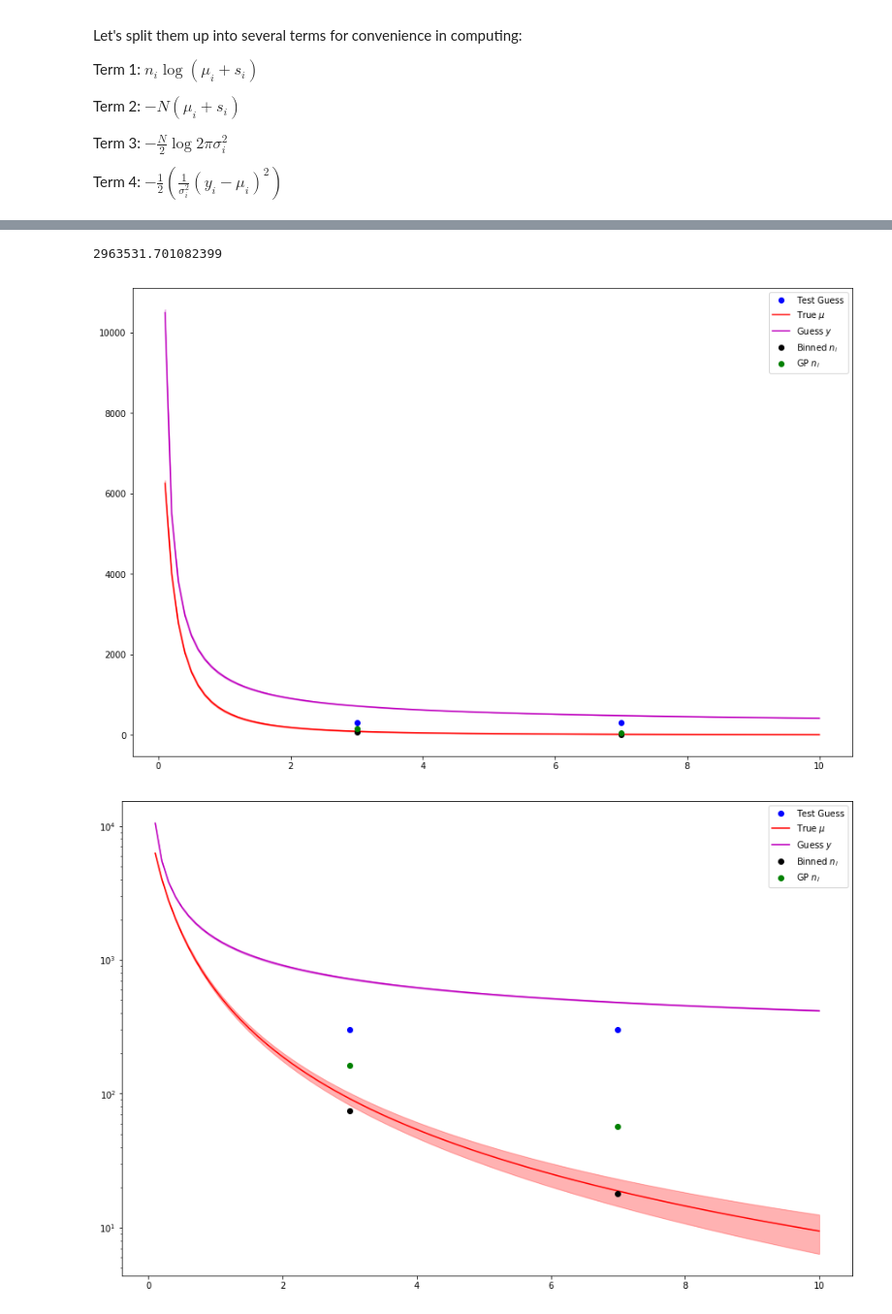
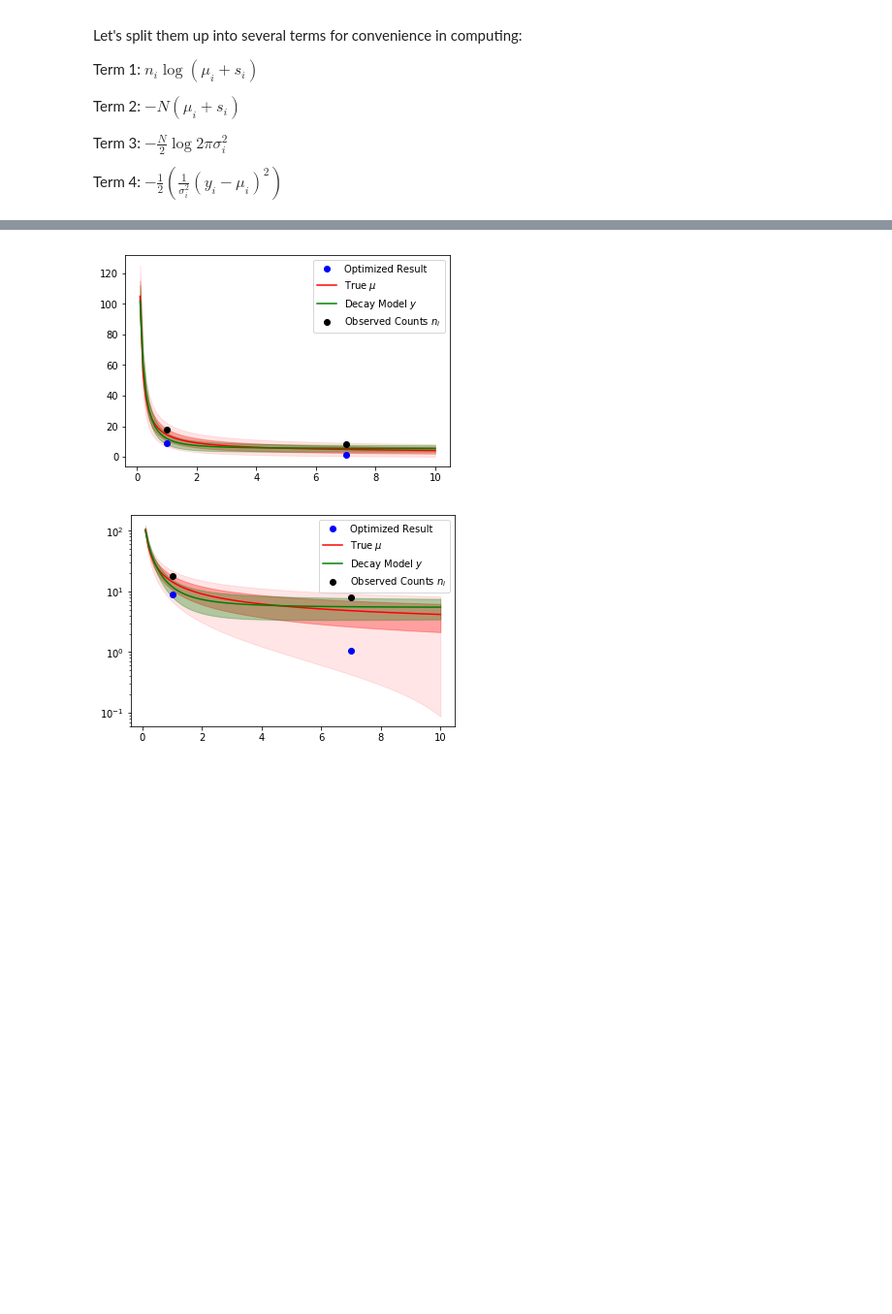
Before and after one commit to ChrisIck/Poisson-GPs, a Jupyter notebook: Minimization Test.ipynb, the cells around one changed output, grey strips where cells are left out. Shown at 97% size. Saved outputs shown, nothing was run; the diff lists cells and outputs as text; code cells hidden in the pictures; blank space fills up the shorter version.

Commit message:
Updated changes, more thorough plots, optimizer still broken.

```diff
--- a/Minimization Test.ipynb
+++ b/Minimization Test.ipynb
@@ -107,35 +105,35 @@ def simulate(ytrue, cov):
 # %%
 N= 100
 x = np.linspace(.1,10,N)
-scale = 1
-kparams = [100., .5, 1., 0., 10.]
+scale = 10
+kparams = [.5, 20, 1., 1., 1.]
 
 y1 =  scale * f1(x)
 y2 = scale * f2(x)
 y3 = scale * f3(x)
-yguess = scale * f4(x)
-ytrue = scale * f5(x)
+yguess = scale * f5(x)
+ytrue = scale * f4(x)
 
 cov = makekernel(x, kernel1, kparams, sigma = np.sqrt(ytrue))
-ytrueGP = simulate(ytrue, cov)
+#n_GP = simulate(ytrue, cov)
+n_GP = poisson(ytrue)
 
-
-plt.figure(figsize=(15,10))
+plt.figure()
 plt.plot(x,y1, label = "i-exp")
 plt.plot(x,y2, label = "-1 pow")
 plt.plot(x,y3, label = "exp decay")
 plt.plot(x,yguess, label = "i-log (guess)")
 plt.plot(x,ytrue, label = "-2 pow (true)")
-plt.plot(x,ytrueGP, label = "-2 pow + kernel (true GP)")
+plt.plot(x,n_GP, label = "-2 pow + kernel (true GP)")
 plt.legend(loc='upper right')
 
-plt.figure(figsize=(15,10))
+plt.figure()
 plt.semilogy(x,y1, label = "i-exp")
 plt.semilogy(x,y2, label = "-1 pow")
 plt.semilogy(x,y3, label = "exp decay")
 plt.semilogy(x,yguess, label = "i-log (guess)")
 plt.semilogy(x,ytrue, label = "-2 pow (true)")
-plt.semilogy(x,ytrueGP, label = "-2 pow + kernel (true GP)")
+plt.semilogy(x,n_GP, label = "-2 pow + kernel (true GP)")
 plt.legend(loc='upper right')
 
 plt.show()
@@ -383,40 +387,32 @@ plt.show()
 # %%
-xtest = np.array([3., 7.])
-y_g = f4(xtest)
-y_t = f5(xtest)
-n_bin = poisson(y_t)
-cov_test = makekernel(xtest, kernel1, kparams, y_t)
-print linalg.det(cov_test)
-n_gp = simulate(y_t, cov_test)
-n_guess = np.array([300.,300.])
-%matplotlib inline
+plt.figure()
+plt.plot(xtest, soln_test.x, 'bo', label = "Optimized Result")
+plt.plot(x, ytrue, 'r-', label = "True $\mu$")
+plt.fill_between(x, ytrue+2*np.sqrt(ytrue), ytrue-2*np.sqrt(ytrue), color = 'r', alpha=0.1, edgecolor="none")
+plt.fill_between(x, ytrue+np.sqrt(ytrue), ytrue-np.sqrt(ytrue), color = 'r', alpha=0.3, edgecolor="none")
+plt.plot(x, yguess, 'g-', label = "Decay Model $y$")
+plt.fill_between(x, yguess+gp_std, yguess-gp_std, color = 'g', alpha=0.3, edgecolor="none")
 
-plt.figure(figsize=(15,10))
-plt.plot(xtest, n_guess, 'bo', label = "Test Guess")
-plt.plot(x, ytrue, 'r-', label = "True $\mu$")
-plt.fill_between(x, ytrue+np.sqrt(ytrue), ytrue-np.sqrt(ytrue), color = 'r', alpha=0.3, edgecolor="none")
-plt.plot(x, yguess, 'm-', label = "Guess $y$")
-plt.fill_between(x, yguess+gp_std, yguess-gp_std, color = 'm', alpha=0.3, edgecolor="none")
 
-plt.plot(xtest, n_bin, 'ko', label = "Binned $n_i$")
-plt.plot(xtest, n_gp, 'go', label = "GP $n_i$")
+plt.plot(xtest, n_gp, 'ko', label = "Observed Counts $n_i$")
 
 plt.legend(loc="upper right")
 
-plt.figure(figsize=(15,10))
-plt.semilogy(xtest, n_guess, 'bo', label = "Test Guess")
-plt.semilogy(x, ytrue, 'r-', label = "True $\mu$")
+plt.figure()
+plt.yscale('log')
+plt.plot(xtest, soln_test.x, 'bo', label = "Optimized Result")
+plt.plot(x, ytrue, 'r-', label = "True $\mu$")
+plt.fill_between(x, ytrue+2*np.sqrt(ytrue), ytrue-2*np.sqrt(ytrue), color = 'r', alpha=0.1, edgecolor="none")
 plt.fill_between(x, ytrue+np.sqrt(ytrue), ytrue-np.sqrt(ytrue), color = 'r', alpha=0.3, edgecolor="none")
-plt.semilogy(x, yguess, 'm-', label = "Guess $y$")
-plt.fill_between(x, yguess+gp_std, yguess-gp_std, color = 'm', alpha=0.3, edgecolor="none")
+plt.plot(x, yguess, 'g-', label = "Decay Model $y$")
+plt.fill_between(x, yguess+gp_std, yguess-gp_std, color = 'g', alpha=0.3, edgecolor="none")
 
-plt.semilogy(xtest, n_bin, 'ko', label = "Binned $n_i$")
-plt.semilogy(xtest, n_gp, 'go', label = "GP $n_i$")
+
+plt.plot(xtest, n_gp, 'ko', label = "Observed Counts $n_i$")
 
 plt.legend(loc="upper right")
 
 plt.show()
 # %% [output]
-2963531.701082399
-[figure, old version]
+[figure, new version]
-[figure, old version]
+[figure, new version]
```
Also changed, not shown: parts of 26 cells of this notebook.
